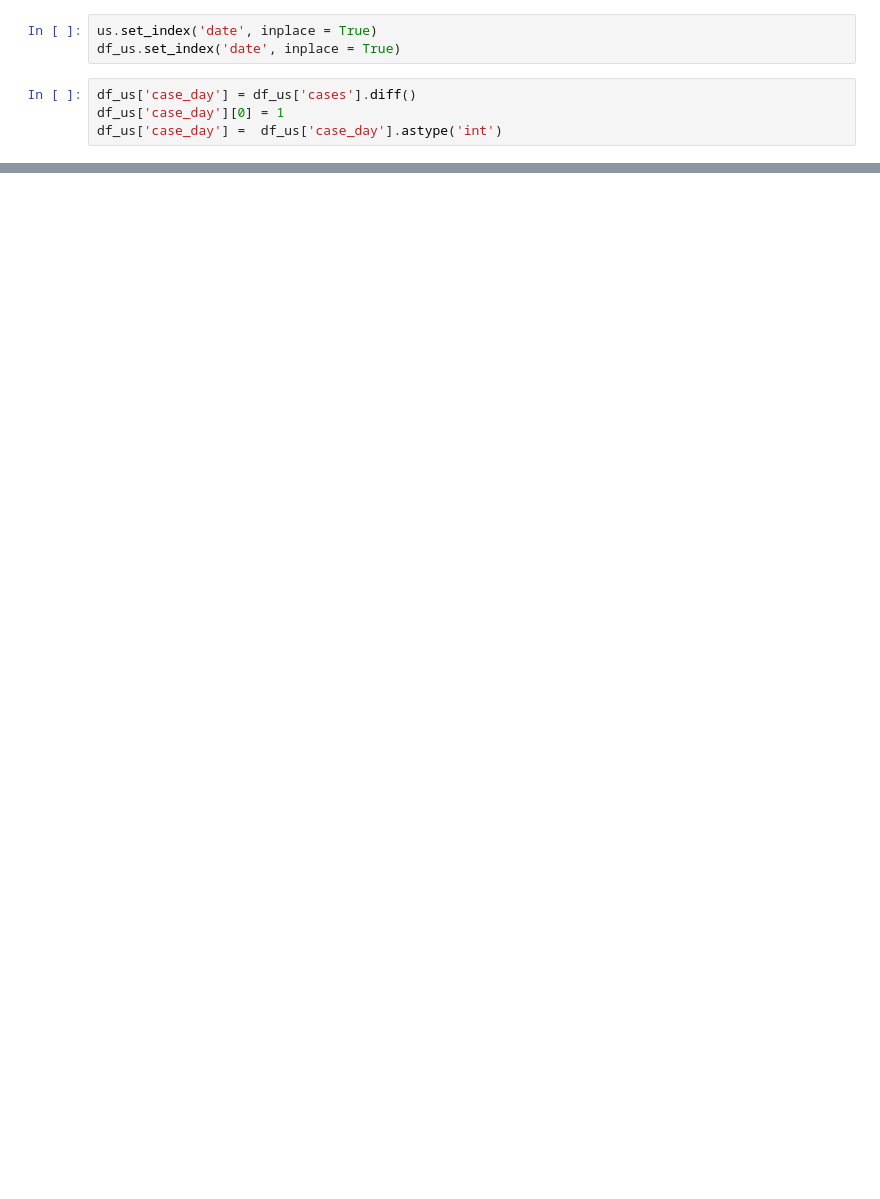
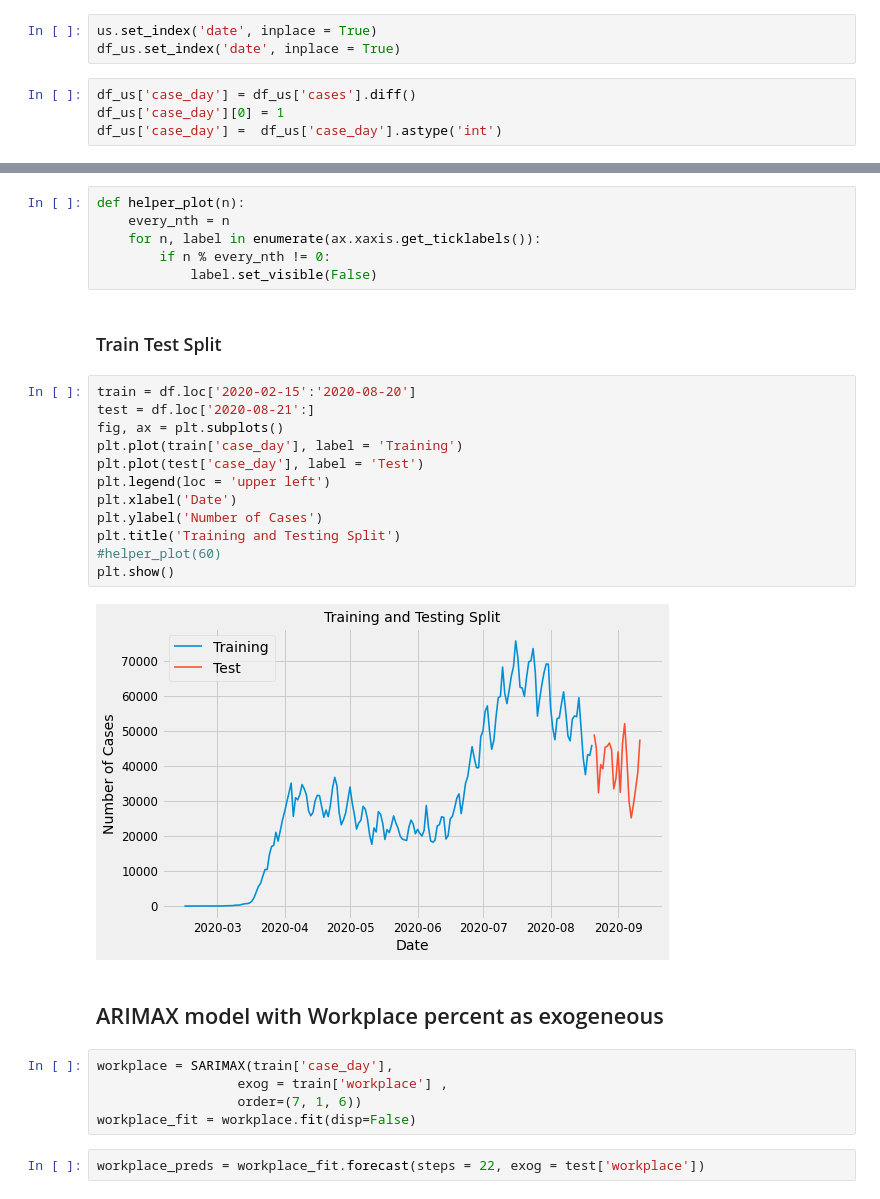
Before and after one commit to jagan-singh/covid-forecasting, a Jupyter notebook: google_data.ipynb, the cells around one changed output, grey strips where cells are left out. Drawn from its saved outputs; the diff is of its cells as text; blank space fills up the shorter version.

Commit message:
added more models with exogeneous

```diff
--- a/google_data.ipynb
+++ b/google_data.ipynb
@@ -100,0 +101,31 @@ memory usage: 4.3+ KB
+# %%
+def helper_plot(n):
+    every_nth = n
+    for n, label in enumerate(ax.xaxis.get_ticklabels()):
+        if n % every_nth != 0:
+            label.set_visible(False)
+# %% [markdown]
+### Train Test Split
+# %%
+train = df.loc['2020-02-15':'2020-08-20']
+test = df.loc['2020-08-21':]
+fig, ax = plt.subplots()
+plt.plot(train['case_day'], label = 'Training')
+plt.plot(test['case_day'], label = 'Test')
+plt.legend(loc = 'upper left')
+plt.xlabel('Date')
+plt.ylabel('Number of Cases')
+plt.title('Training and Testing Split')
+#helper_plot(60)
+plt.show()
+# %% [output]
+[figure, added]
+# %% [markdown]
+## ARIMAX model with Workplace percent as exogeneous
+# %%
+workplace = SARIMAX(train['case_day'],
+                  exog = train['workplace'] ,
+                  order=(7, 1, 6))
+workplace_fit = workplace.fit(disp=False)
+# %%
+workplace_preds = workplace_fit.forecast(steps = 22, exog = test['workplace'])
```
Also changed, not shown: parts of 38 cells of this notebook, 2 other files.
